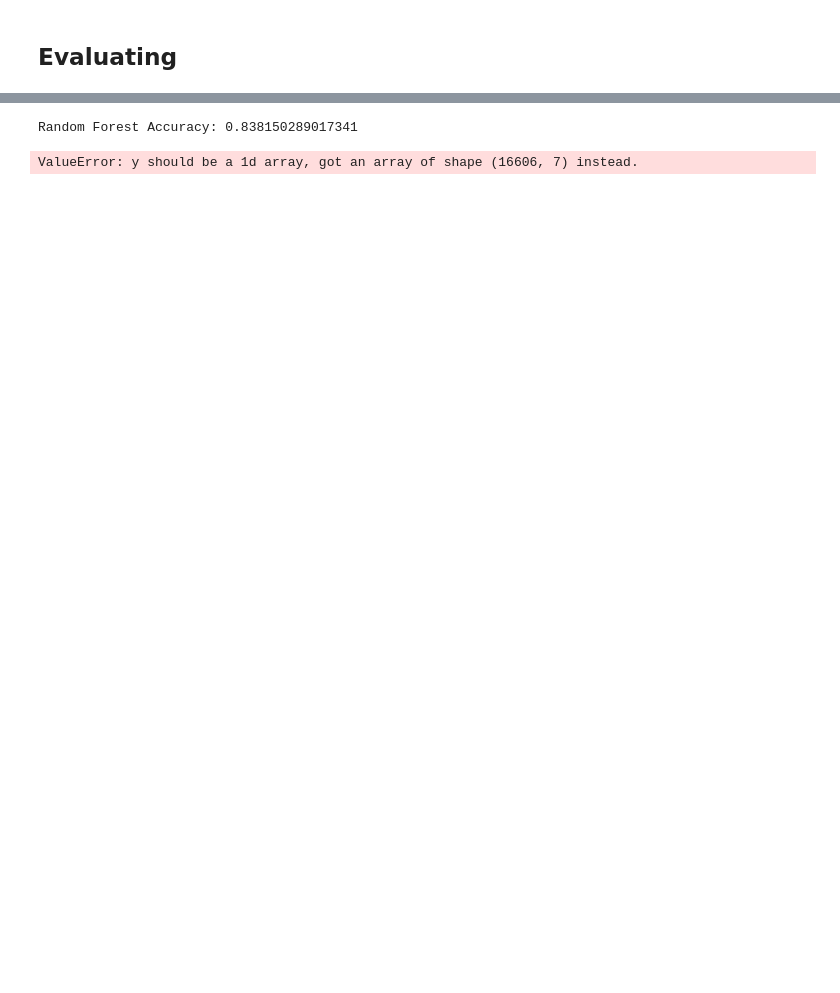
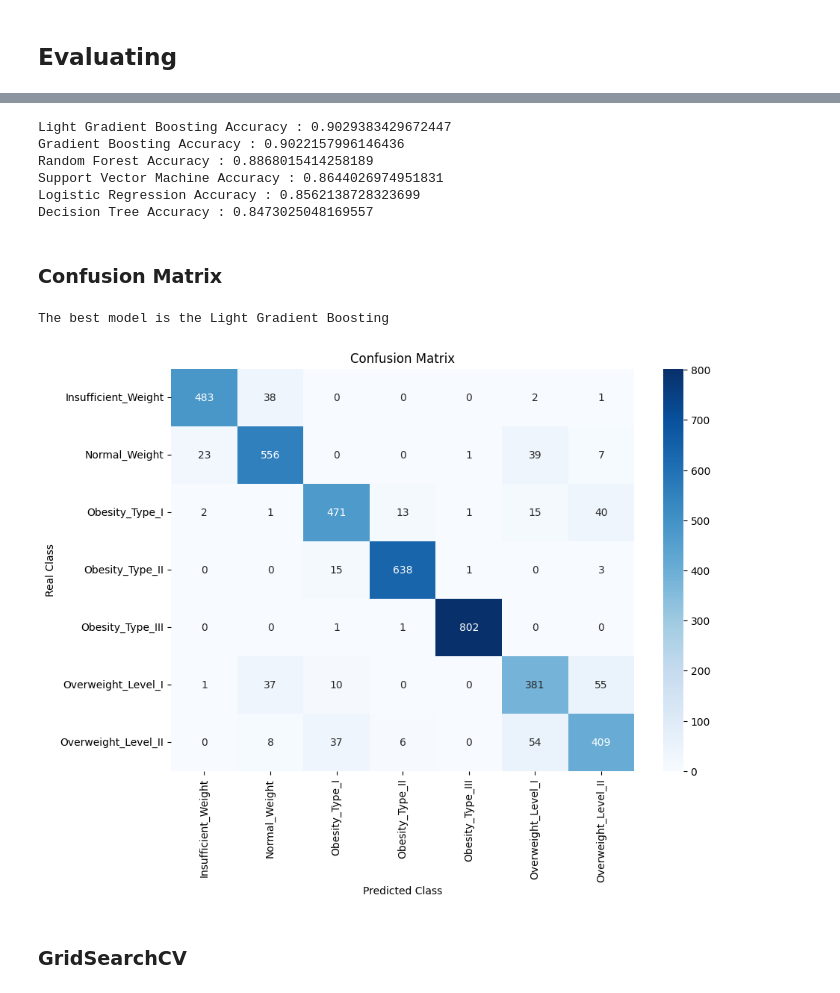
Before and after one commit to aubin4444/DS52-Obesity-Prediction, a Jupyter notebook: obesity.ipynb, the cells around one changed output, grey strips where cells are left out. Cells and saved outputs as stored; diff of their text form; code cells hidden in the pictures; blank space fills up the shorter version.

```diff
--- a/obesity.ipynb
+++ b/obesity.ipynb
@@ -437,45 +398,62 @@ Index(['Gender', 'family_history_with_overweight', 'FAVC', 'CAEC', 'SMOKE',
 # %%
-from sklearn.linear_model import LogisticRegression
-from sklearn.model_selection import train_test_split
-from sklearn.ensemble import RandomForestClassifier, GradientBoostingClassifier
-from sklearn.neighbors import KNeighborsClassifier
-from sklearn.svm import SVC
-from sklearn.tree import DecisionTreeClassifier
-from lightgbm import LGBMClassifier
-from sklearn.pipeline import Pipeline
-from sklearn.preprocessing import StandardScaler
-
-
 # List of models to try
 models = [
     ('Random Forest', RandomForestClassifier(n_estimators=100)),
     ('Logistic Regression', LogisticRegression(max_iter=1000)),
     ('Support Vector Machine', SVC()),
-    ('LGBM', LGBMClassifier()),
+    ('Light Gradient Boosting', LGBMClassifier(verbose=0)),
     ('Decision Tree', DecisionTreeClassifier()),
     ('Gradient Boosting', GradientBoostingClassifier())
 ]
 
-# Dictionary to store models and their scores for later use
 model_scores = {}
 
-# Diviser les données
 X_train, X_test, y_train, y_test = train_test_split(dataset, target, test_size=0.2, random_state=42)
 
 for name, model in models:
-    # Create a new pipeline with the current model
     pipeline = Pipeline(steps=[('scaler', StandardScaler()),
                                ('model', model)])
 
-    # Fit the model
     pipeline.fit(X_train, y_train)
 
-    # Evaluate the model and print the score
     score = pipeline.score(X_test, y_test)
-    print(f"{name} Accuracy: {score}")
 
-    # Store the score in the dictionary
     model_scores[name] = score
+
+model_scores = sorted(model_scores.items(), key=lambda t: t[1], reverse=True)
+
+for name, value in model_scores:
+    print('{} Accuracy : {}'.format(name, value))
 # %% [output]
-Random Forest Accuracy: 0.838150289017341
+Light Gradient Boosting Accuracy : 0.9029383429672447
+Gradient Boosting Accuracy : 0.9022157996146436
+Random Forest Accuracy : 0.8868015414258189
+Support Vector Machine Accuracy : 0.8644026974951831
+Logistic Regression Accuracy : 0.8562138728323699
+Decision Tree Accuracy : 0.8473025048169557
-ValueError: y should be a 1d array, got an array of shape (16606, 7) instead.
+# %% [markdown]
+### Confusion Matrix
+# %%
+for name, model in models:
+    if model_scores[0][0] == name:
+        print('The best model is the {}'.format(name))
+        best_model = model
+
+best_model.fit(X_train, y_train)
+y_pred = best_model.predict(X_test)
+conf_matrix = confusion_matrix(y_test, y_pred)
+
+label = np.unique(labelEncoder.inverse_transform(target).tolist())
+
+plt.figure(figsize=(10,7))
+sns.heatmap(conf_matrix, annot=True, fmt='d', cmap='Blues', xticklabels=label, yticklabels=label)
+plt.title('Confusion Matrix')
+plt.ylabel('Real Class')
+plt.xlabel('Predicted Class')
+plt.show()
+target = labelEncoder.inverse_transform(target)
+# %% [output]
+The best model is the Light Gradient Boosting
+[figure, added]
+# %% [markdown]
+### GridSearchCV
```
Also changed, not shown: parts of 9 cells of this notebook.
